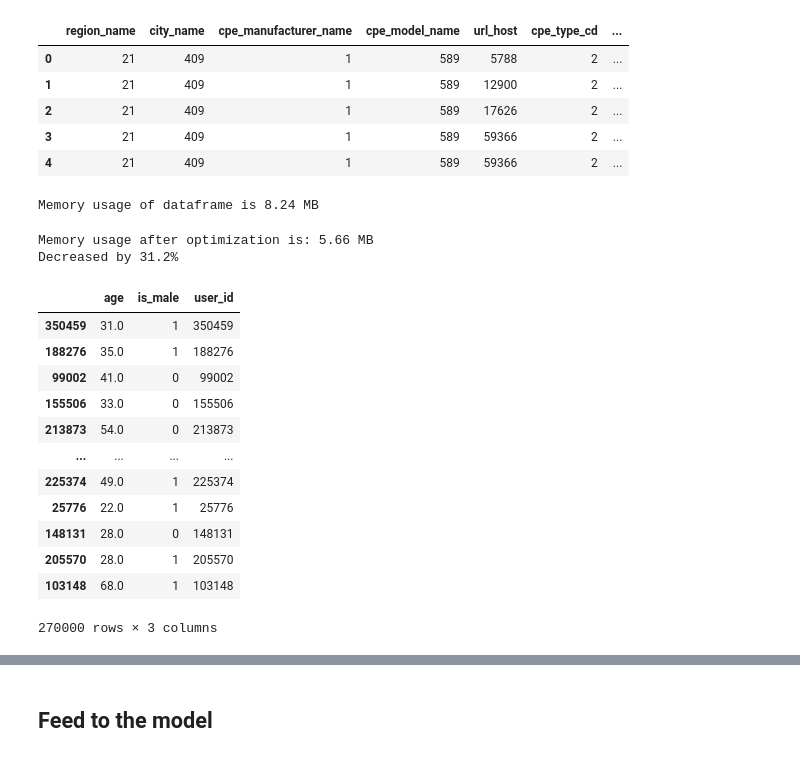
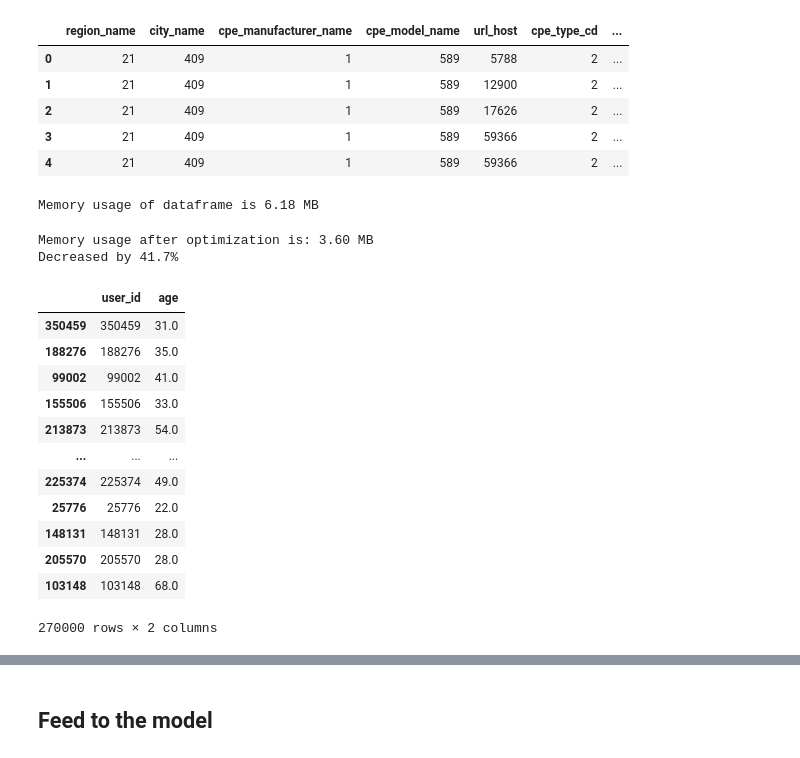
Before and after one commit to shockless/mts-ml-cup, a Jupyter notebook: seq2seq_baseline.ipynb, the cells around one changed output, grey strips where cells are left out. Saved outputs shown, nothing was run; the diff lists cells and outputs as text; code cells hidden in the pictures.

```diff
--- a/seq2seq_baseline.ipynb
+++ b/seq2seq_baseline.ipynb
@@ -335,23 +343,24 @@ continous_features = [
 # %%
 target = pandas_reduce_mem_usage(
     pd.read_parquet(
-        f'{LOCAL_DATA_PATH}public_train.pqt'
-    ))
+        f'{LOCAL_DATA_PATH}public_train.pqt', columns=["user_id", "age"]
+    )
+)
 target
 # %% [output]
-Memory usage of dataframe is 8.24 MB
+Memory usage of dataframe is 6.18 MB
-Memory usage after optimization is: 5.66 MB
-Decreased by 31.2%
+Memory usage after optimization is: 3.60 MB
+Decreased by 41.7%
-|  | age | is_male | user_id |
-| 350459 | 31.0 | 1 | 350459 |
-| 188276 | 35.0 | 1 | 188276 |
-| 99002 | 41.0 | 0 | 99002 |
-| 155506 | 33.0 | 0 | 155506 |
-| 213873 | 54.0 | 0 | 213873 |
-| ... | ... | ... | ... |
-| 225374 | 49.0 | 1 | 225374 |
-| 25776 | 22.0 | 1 | 25776 |
-| 148131 | 28.0 | 0 | 148131 |
-| 205570 | 28.0 | 1 | 205570 |
-| 103148 | 68.0 | 1 | 103148 |
+|  | user_id | age |
+| 350459 | 350459 | 31.0 |
+| 188276 | 188276 | 35.0 |
+| 99002 | 99002 | 41.0 |
+| 155506 | 155506 | 33.0 |
+| 213873 | 213873 | 54.0 |
+| ... | ... | ... |
+| 225374 | 225374 | 49.0 |
+| 25776 | 25776 | 22.0 |
+| 148131 | 148131 | 28.0 |
+| 205570 | 205570 | 28.0 |
+| 103148 | 103148 | 68.0 |
-270000 rows × 3 columns
+270000 rows × 2 columns
```
Also changed, not shown: parts of 30 cells of this notebook, 8 other files.
